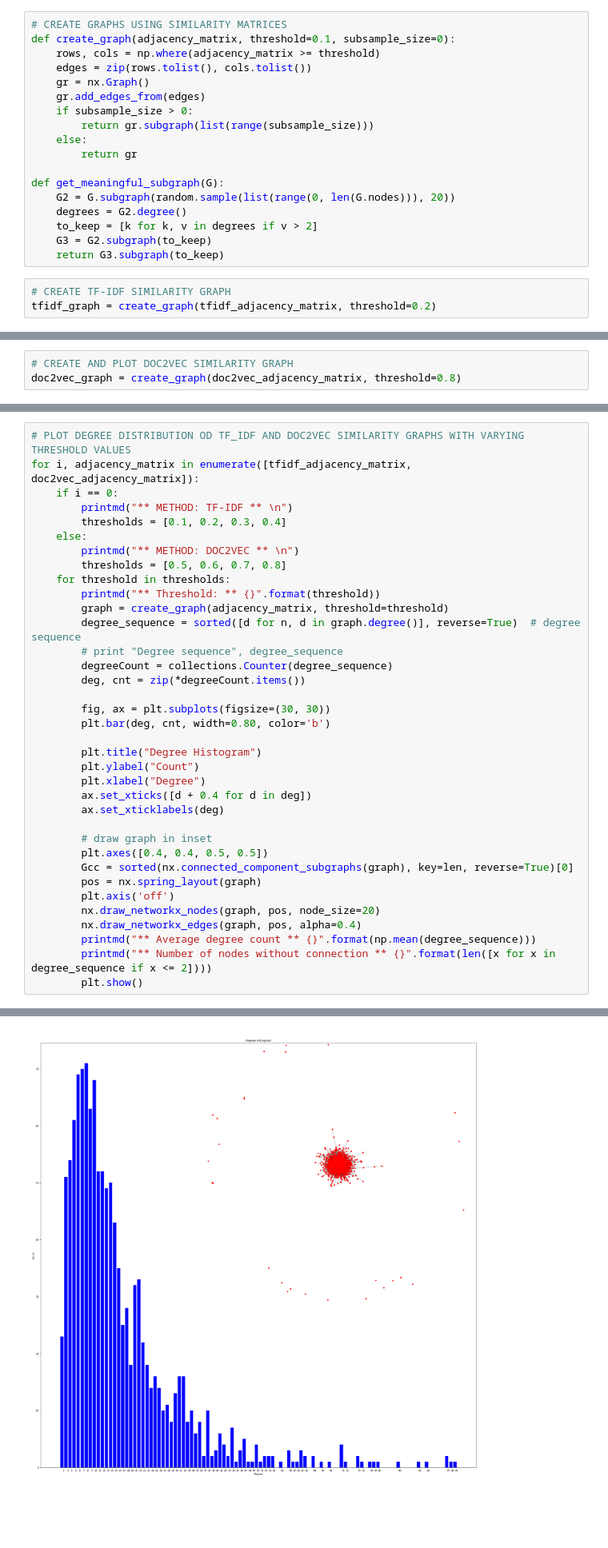
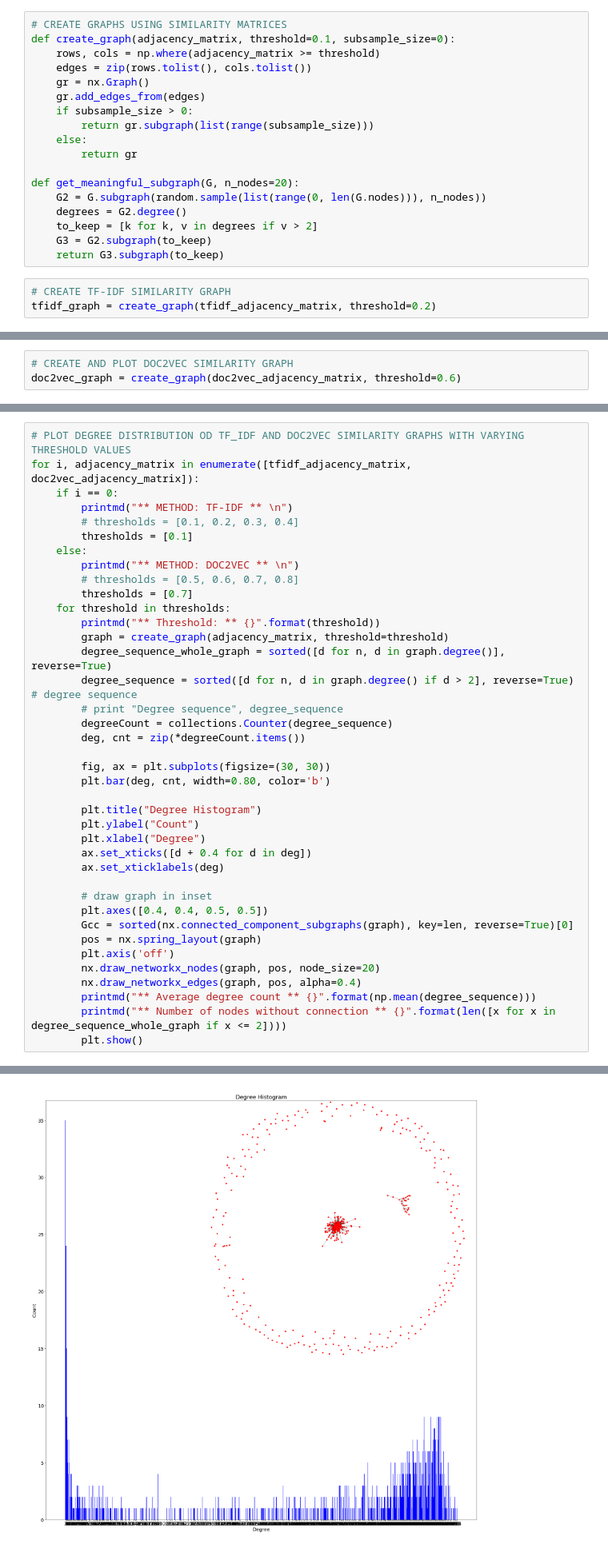
Before and after one commit to erayyildiz/PersonalizedPageRankForCategorization, a Jupyter notebook: PersonalizedPageRankForCategorization.ipynb, the cells around one changed output, grey strips where cells are left out. Shown at 80% size. Saved outputs shown, nothing was run; the diff lists cells and outputs as text; blank space fills up the shorter version.

```diff
--- a/PersonalizedPageRankForCategorization.ipynb
+++ b/PersonalizedPageRankForCategorization.ipynb
@@ -422,8 +390,8 @@ def create_graph(adjacency_matrix, threshold=0.1, subsample_size=0):
     else:
         return gr
 
-def get_meaningful_subgraph(G):
-    G2 = G.subgraph(random.sample(list(range(0, len(G.nodes))), 20))
+def get_meaningful_subgraph(G, n_nodes=20):
+    G2 = G.subgraph(random.sample(list(range(0, len(G.nodes))), n_nodes))
     degrees = G2.degree()
     to_keep = [k for k, v in degrees if v > 2]
     G3 = G2.subgraph(to_keep)
@@ -443,6 +411,6 @@ plt.show()
 # %%
 # CREATE AND PLOT DOC2VEC SIMILARITY GRAPH
-doc2vec_graph = create_graph(doc2vec_adjacency_matrix, threshold=0.8)
+doc2vec_graph = create_graph(doc2vec_adjacency_matrix, threshold=0.6)
 # %%
 # PLOT SAMPLES IN DOC2VEC SIMILARITY GRAPH
 subsample_graph = get_meaningful_subgraph(doc2vec_graph)
@@ -457,14 +425,17 @@ plt.show()
 for i, adjacency_matrix in enumerate([tfidf_adjacency_matrix, doc2vec_adjacency_matrix]):
     if i == 0:
         printmd("** METHOD: TF-IDF ** \n")
-        thresholds = [0.1, 0.2, 0.3, 0.4]
+        # thresholds = [0.1, 0.2, 0.3, 0.4]
+        thresholds = [0.1]
     else:
         printmd("** METHOD: DOC2VEC ** \n")
-        thresholds = [0.5, 0.6, 0.7, 0.8]
+        # thresholds = [0.5, 0.6, 0.7, 0.8]
+        thresholds = [0.7]
     for threshold in thresholds:
         printmd("** Threshold: ** {}".format(threshold))
         graph = create_graph(adjacency_matrix, threshold=threshold)
-        degree_sequence = sorted([d for n, d in graph.degree()], reverse=True)  # degree sequence
+        degree_sequence_whole_graph = sorted([d for n, d in graph.degree()], reverse=True)
+        degree_sequence = sorted([d for n, d in graph.degree() if d > 2], reverse=True)  # degree sequence
         # print "Degree sequence", degree_sequence
         degreeCount = collections.Counter(degree_sequence)
         deg, cnt = zip(*degreeCount.items())
@@ -486,7 +457,7 @@ for i, adjacency_matrix in enumerate([tfidf_adjacency_matrix, doc2vec_adjacency_
         nx.draw_networkx_nodes(graph, pos, node_size=20)
         nx.draw_networkx_edges(graph, pos, alpha=0.4)
         printmd("** Average degree count ** {}".format(np.mean(degree_sequence)))
-        printmd("** Number of nodes without connection ** {}".format(len([x for x in degree_sequence if x <= 2])))
+        printmd("** Number of nodes without connection ** {}".format(len([x for x in degree_sequence_whole_graph if x <= 2])))
         plt.show()
 # %% [output]
 ** METHOD: TF-IDF **
@@ -500 +472 @@ for i, adjacency_matrix in enumerate([tfidf_adjacency_matrix, doc2vec_adjacency_
-[figure, old version]
+[figure, new version]
```
Also changed, not shown: parts of 16 cells of this notebook, 5 other files.
